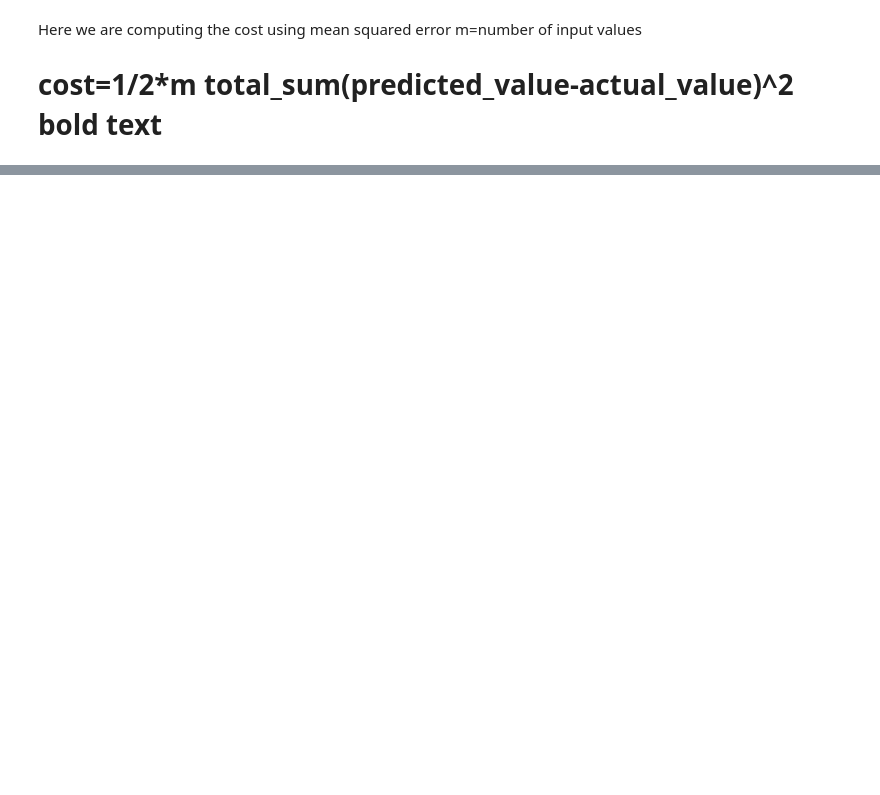
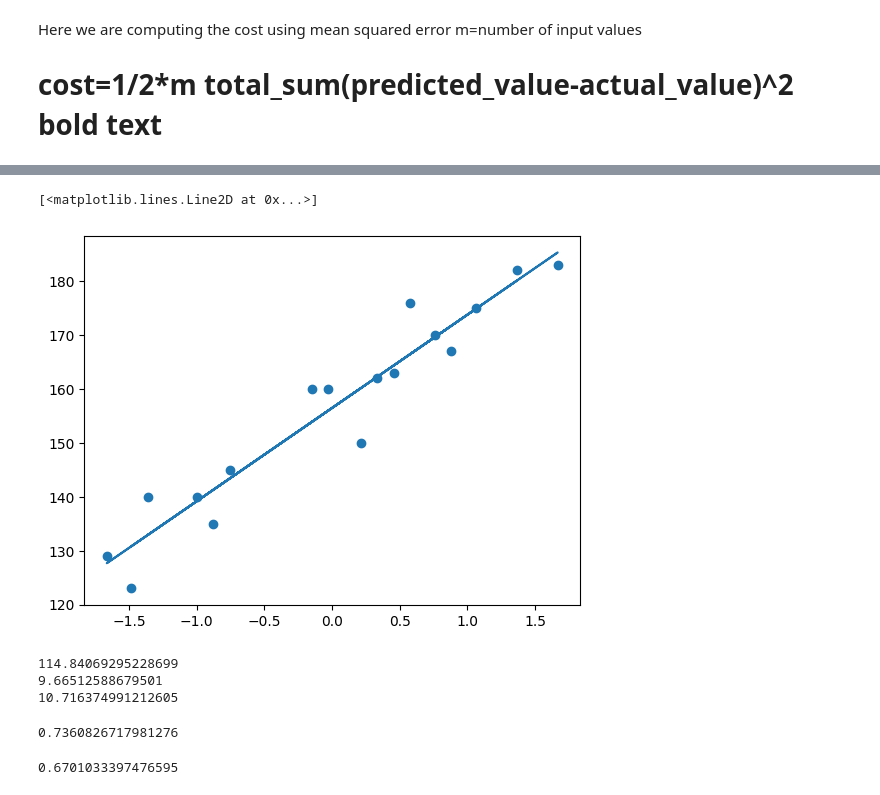
Before and after one commit to Rajikshank/ML_files, a Jupyter notebook: linear_regression_practice.ipynb, the cells around one changed output, grey strips where cells are left out. Drawn from its saved outputs; the diff is of its cells as text; code cells hidden in the pictures; blank space fills up the shorter version.

```diff
--- a/linear_regression_practice.ipynb
+++ b/linear_regression_practice.ipynb
@@ -75,0 +173,4 @@ def predict(x,w,b):
+# %%
+## independent and dependent fatures
+x=df[['Weight']]## this variable should be in 2d array for
+y=df[['Height']] ## this variable can be in series form or 2d or 1d array form
@@ -75,0 +190,5 @@ def predict(x,w,b):
+# %%
+#standardization or feature scaling
+from sklearn.preprocessing import StandardScaler
+scaler=StandardScaler()
+x_train=scaler.fit_transform(x_train)
@@ -75,0 +213,7 @@ def predict(x,w,b):
+# %%
+#scatteer plot
+plt.scatter(x_train,y_train)
+plt.plot(x_train,regression.predict(x_train))
+# %% [output]
+[<matplotlib.lines.Line2D at 0x...>]
+[figure, added]
@@ -75,0 +223,26 @@ def predict(x,w,b):
+# %%
+#performance merics
+
+from sklearn.metrics import mean_absolute_error,mean_squared_error
+mse=mean_squared_error(y_test,y_pred)
+mae=mean_absolute_error(y_test,y_pred)
+rmse=np.sqrt(mse)
+print(mse)
+print(mae)
+print(rmse)
+# %% [output]
+114.84069295228699
+9.66512588679501
+10.716374991212605
+# %%
+from sklearn.metrics import r2_score
+
+score=r2_score(y_test,y_pred)
+print(score)
+# %% [output]
+0.7360826717981276
+# %%
+#display adjused r2 score
+1-(1-score)*(len(y_test)-1)/(len(y_test)-x_test.shape[1]-1)
+# %% [output]
+0.6701033397476595
```
Also changed, not shown: parts of 23 cells of this notebook.
